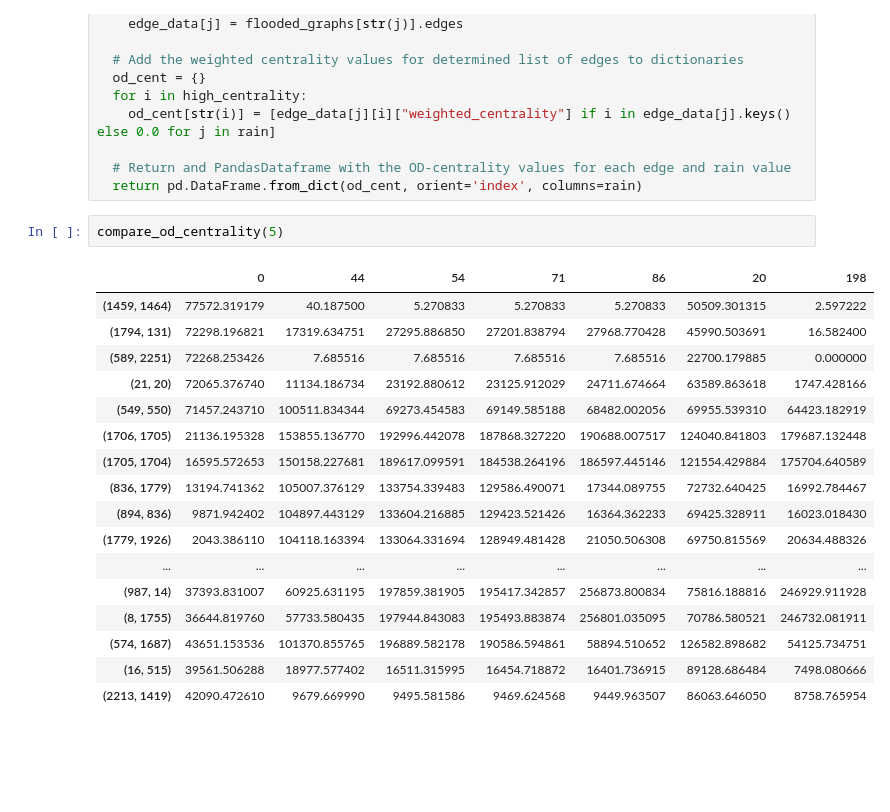
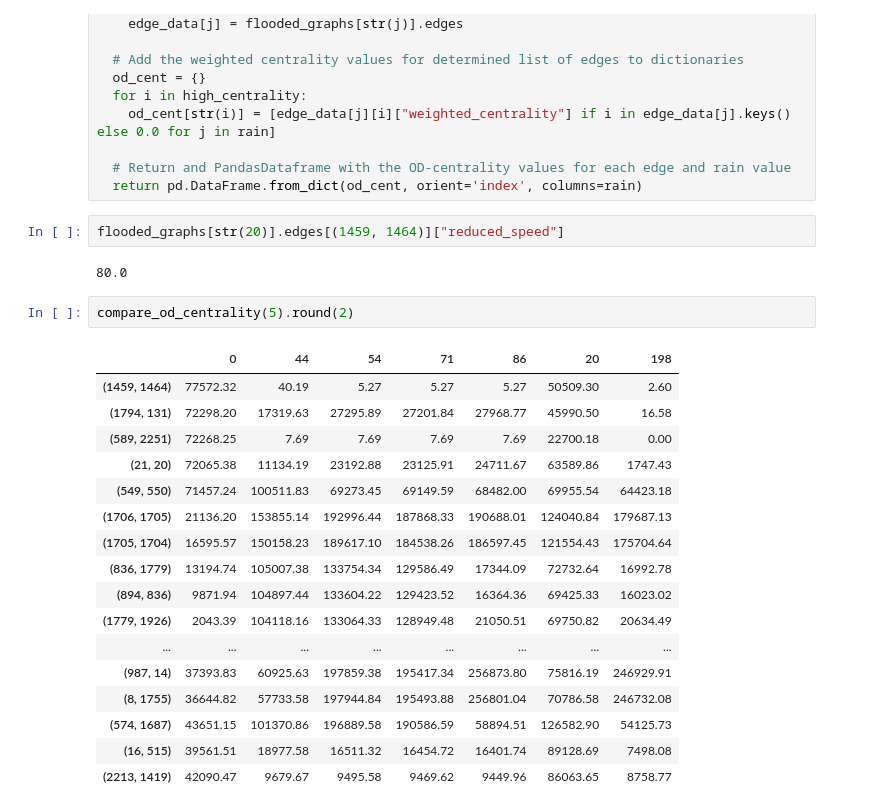
Before and after one commit to EwoutH/Helsinki-flood-BEP-project, a Jupyter notebook: road-graph/OSMnx_road_graph_analysis_BEP.ipynb, the cells around one changed output. Cells and saved outputs as stored; diff of their text form; blank space fills up the shorter version.

```diff
--- a/road-graph/OSMnx_road_graph_analysis_BEP.ipynb
+++ b/road-graph/OSMnx_road_graph_analysis_BEP.ipynb
@@ -539,23 +539,27 @@ def compare_od_centrality(n=10, rain=rain):
 
   # Return and PandasDataframe with the OD-centrality values for each edge and rain value
   return pd.DataFrame.from_dict(od_cent, orient='index', columns=rain)
+# %%
+flooded_graphs[str(20)].edges[(1459, 1464)]["reduced_speed"]
+# %% [output]
+80.0
 # %%
-compare_od_centrality(5)
+compare_od_centrality(5).round(2)
 # %% [output]
 |  | 0 | 44 | 54 | 71 | 86 | 20 | 198 |
-| (1459, 1464) | 77572.319179 | 40.187500 | 5.270833 | 5.270833 | 5.270833 | 50509.301315 | 2.597222 |
-| (1794, 131) | 72298.196821 | 17319.634751 | 27295.886850 | 27201.838794 | 27968.770428 | 45990.503691 | 16.582400 |
-| (589, 2251) | 72268.253426 | 7.685516 | 7.685516 | 7.685516 | 7.685516 | 22700.179885 | 0.000000 |
-| (21, 20) | 72065.376740 | 11134.186734 | 23192.880612 | 23125.912029 | 24711.674664 | 63589.863618 | 1747.428166 |
-| (549, 550) | 71457.243710 | 100511.834344 | 69273.454583 | 69149.585188 | 68482.002056 | 69955.539310 | 64423.182919 |
-| (1706, 1705) | 21136.195328 | 153855.136770 | 192996.442078 | 187868.327220 | 190688.007517 | 124040.841803 | 179687.132448 |
-| (1705, 1704) | 16595.572653 | 150158.227681 | 189617.099591 | 184538.264196 | 186597.445146 | 121554.429884 | 175704.640589 |
-| (836, 1779) | 13194.741362 | 105007.376129 | 133754.339483 | 129586.490071 | 17344.089755 | 72732.640425 | 16992.784467 |
-| (894, 836) | 9871.942402 | 104897.443129 | 133604.216885 | 129423.521426 | 16364.362233 | 69425.328911 | 16023.018430 |
-| (1779, 1926) | 2043.386110 | 104118.163394 | 133064.331694 | 128949.481428 | 21050.506308 | 69750.815569 | 20634.488326 |
+| (1459, 1464) | 77572.32 | 40.19 | 5.27 | 5.27 | 5.27 | 50509.30 | 2.60 |
+| (1794, 131) | 72298.20 | 17319.63 | 27295.89 | 27201.84 | 27968.77 | 45990.50 | 16.58 |
+| (589, 2251) | 72268.25 | 7.69 | 7.69 | 7.69 | 7.69 | 22700.18 | 0.00 |
+| (21, 20) | 72065.38 | 11134.19 | 23192.88 | 23125.91 | 24711.67 | 63589.86 | 1747.43 |
+| (549, 550) | 71457.24 | 100511.83 | 69273.45 | 69149.59 | 68482.00 | 69955.54 | 64423.18 |
+| (1706, 1705) | 21136.20 | 153855.14 | 192996.44 | 187868.33 | 190688.01 | 124040.84 | 179687.13 |
+| (1705, 1704) | 16595.57 | 150158.23 | 189617.10 | 184538.26 | 186597.45 | 121554.43 | 175704.64 |
+| (836, 1779) | 13194.74 | 105007.38 | 133754.34 | 129586.49 | 17344.09 | 72732.64 | 16992.78 |
+| (894, 836) | 9871.94 | 104897.44 | 133604.22 | 129423.52 | 16364.36 | 69425.33 | 16023.02 |
+| (1779, 1926) | 2043.39 | 104118.16 | 133064.33 | 128949.48 | 21050.51 | 69750.82 | 20634.49 |
 | ... | ... | ... | ... | ... | ... | ... | ... |
-| (987, 14) | 37393.831007 | 60925.631195 | 197859.381905 | 195417.342857 | 256873.800834 | 75816.188816 | 246929.911928 |
-| (8, 1755) | 36644.819760 | 57733.580435 | 197944.843083 | 195493.883874 | 256801.035095 | 70786.580521 | 246732.081911 |
-| (574, 1687) | 43651.153536 | 101370.855765 | 196889.582178 | 190586.594861 | 58894.510652 | 126582.898682 | 54125.734751 |
-| (16, 515) | 39561.506288 | 18977.577402 | 16511.315995 | 16454.718872 | 16401.736915 | 89128.686484 | 7498.080666 |
-| (2213, 1419) | 42090.472610 | 9679.669990 | 9495.581586 | 9469.624568 | 9449.963507 | 86063.646050 | 8758.765954 |
+| (987, 14) | 37393.83 | 60925.63 | 197859.38 | 195417.34 | 256873.80 | 75816.19 | 246929.91 |
+| (8, 1755) | 36644.82 | 57733.58 | 197944.84 | 195493.88 | 256801.04 | 70786.58 | 246732.08 |
+| (574, 1687) | 43651.15 | 101370.86 | 196889.58 | 190586.59 | 58894.51 | 126582.90 | 54125.73 |
+| (16, 515) | 39561.51 | 18977.58 | 16511.32 | 16454.72 | 16401.74 | 89128.69 | 7498.08 |
+| (2213, 1419) | 42090.47 | 9679.67 | 9495.58 | 9469.62 | 9449.96 | 86063.65 | 8758.77 |
```
Also changed, not shown: parts of 2 cells of this notebook.
